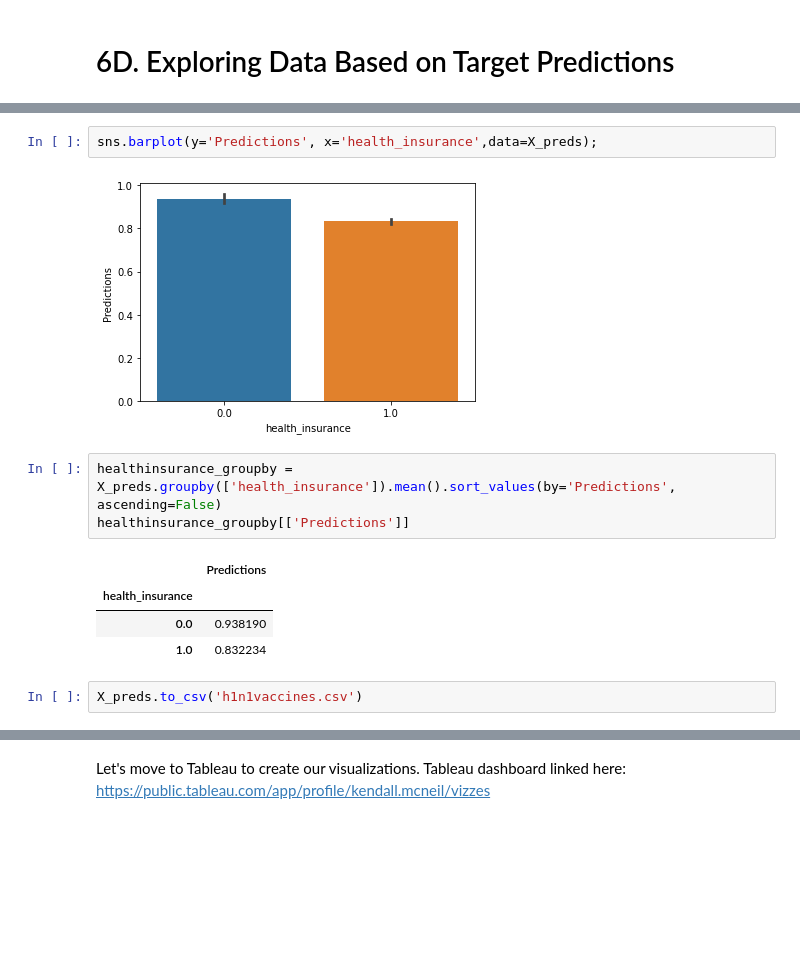
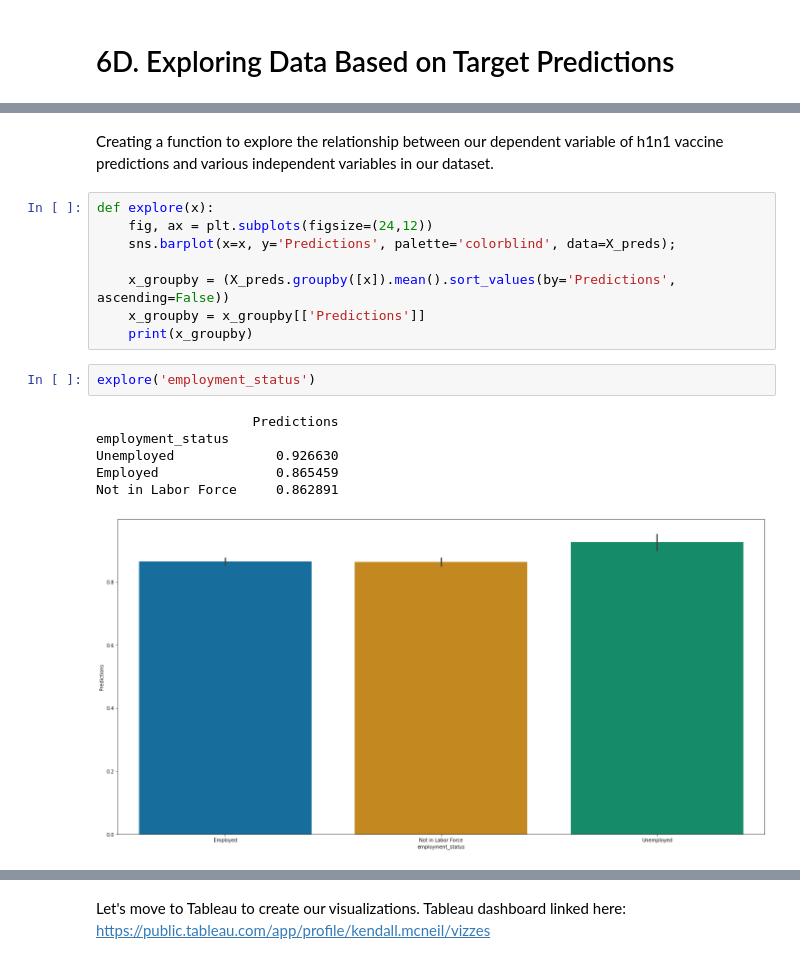
Before and after one commit to kmcneil901/H1N1-Vaccines, a Jupyter notebook: H1N1 Vaccine .ipynb, the cells around one changed output, grey strips where cells are left out. Drawn from its saved outputs; the diff is of its cells as text; blank space fills up the shorter version.

Commit message:
creating new function

```diff
--- a/H1N1 Vaccine .ipynb
+++ b/H1N1 Vaccine .ipynb
@@ -1094,14 +893,19 @@ healthworker_groupby[['Predictions']]
-# %%
-sns.barplot(y='Predictions', x='health_insurance',data=X_preds);
-# %% [output]
-[figure, removed]
-# %%
-healthinsurance_groupby = X_preds.groupby(['health_insurance']).mean().sort_values(by='Predictions', ascending=False)
-healthinsurance_groupby[['Predictions']]
-# %% [output]
-|  | Predictions |
-| health_insurance |  |
-| 0.0 | 0.938190 |
-| 1.0 | 0.832234 |
-# %%
-X_preds.to_csv('h1n1vaccines.csv')
+# %% [markdown]
+Creating a function to explore the relationship between our dependent variable of h1n1 vaccine predictions and various independent variables in our dataset.
+# %%
+def explore(x):
+    fig, ax = plt.subplots(figsize=(24,12))
+    sns.barplot(x=x, y='Predictions', palette='colorblind', data=X_preds);
+
+    x_groupby = (X_preds.groupby([x]).mean().sort_values(by='Predictions', ascending=False))
+    x_groupby = x_groupby[['Predictions']]
+    print(x_groupby)
+# %%
+explore('employment_status')
+# %% [output]
+                    Predictions
+employment_status
+Unemployed             0.926630
+Employed               0.865459
+Not in Labor Force     0.862891
+[figure, added]
```
Also changed, not shown: parts of 53 cells of this notebook.
